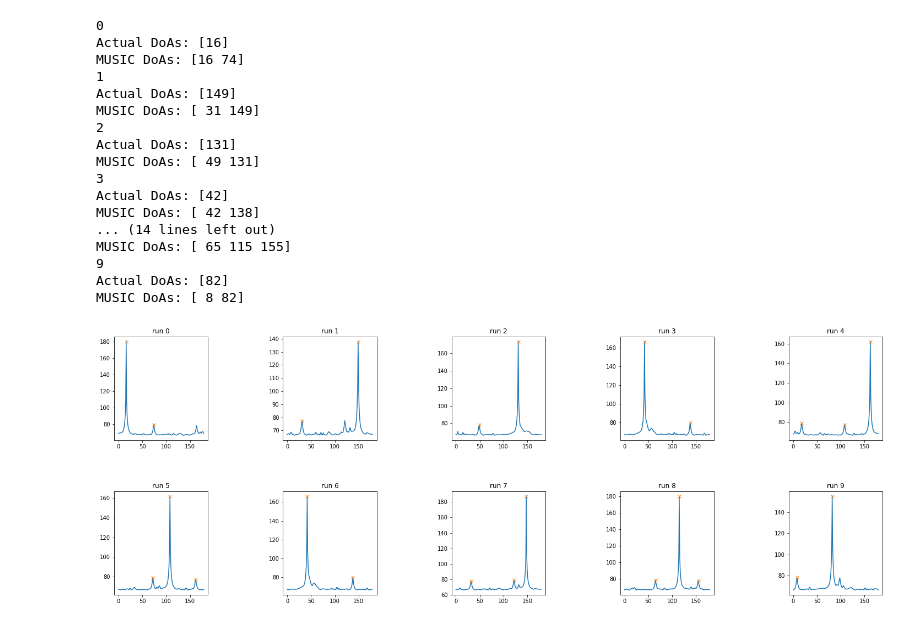
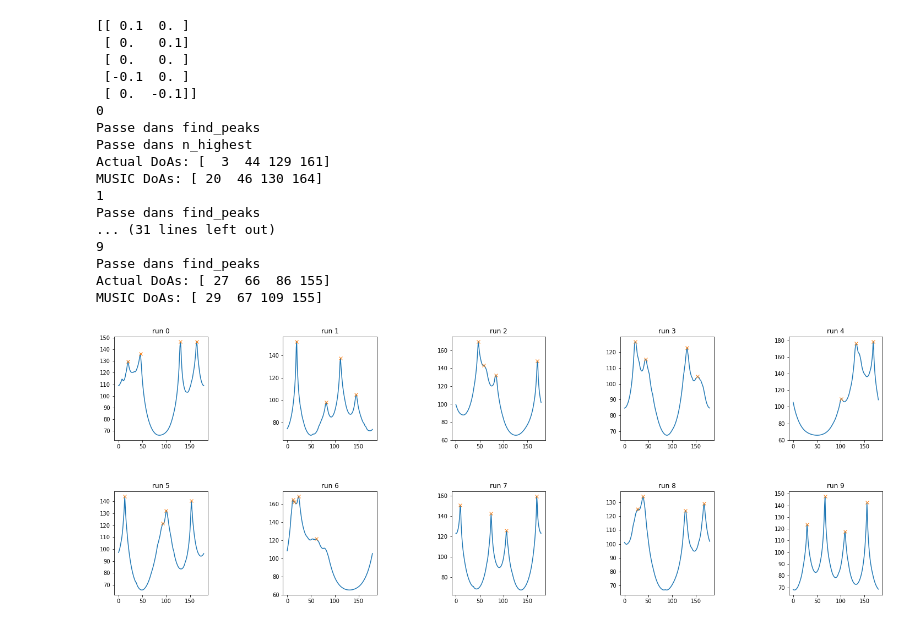
Before and after one commit to anmorais/MultichannelDoA, a Jupyter notebook: Music-severalFreqOmni.ipynb, the cells around one changed output. Drawn from its saved outputs; the diff is of its cells as text; code cells hidden in the pictures.

```diff
--- a/Music-severalFreqOmni.ipynb
+++ b/Music-severalFreqOmni.ipynb
@@ -17,6 +17,41 @@ import logging
 #### LITTLE BUG if one of the thetas is in the extremes (0 or 179) the graph is good but not retrieved
 
 # Functions
+'''
+return the n highest peaks of the function spectrum if it finds more than n peak
+after 10 iterations reducing the necessary height and prominence of the find_peaks method of signal
+'''
+def findNpeaks(numberPeaks, spectrum, h):
+    height = h
+    prominence = height/10
+    iteration = 0
+    maxIteration = 10
+    DoAsMUSIC,_= ss.find_peaks(spectrum ,height = height, prominence = prominence)
+    while(DoAsMUSIC.size < numberPeaks and iteration < maxIteration):
+        height = height/2
+        prominence = height/10
+        iteration = iteration + 1
+        DoAsMUSIC,_= ss.find_peaks(spectrum ,height = height, prominence = prominence)
+    if(DoAsMUSIC.size > numberPeaks):
+        return n_highest(numberPeaks, DoAsMUSIC, spectrum)
+    else:
+        return DoAsMUSIC
+
+def n_highest(numberPeaks, DoAsMUSIC, spectrum):
+    n_highest = []
+    temp = DoAsMUSIC
+    for i in range(numberPeaks):
+        value = 0
+        index = -1
+        for j in range(temp.size):
+            if(spectrum[temp[j]] > value):
+                index = j
+                value = spectrum[temp[j]]
+        n_highest.append(temp[index])
+        temp = np.delete(temp, index)
+    return n_highest
+
+
 '''
 '''
 def music(CovMat,L,N,array,Angles, frequency):
@@ -51,9 +86,10 @@ logger = logging.getLogger(__name__)
 
 lamda = 1 # wavelength
 kappa = np.pi/lamda # wave number
-L = 1  # number of sources
+L = 4  # number of sources
 snr = 20 # signal to noise ratio
 n_samples = 128
+ratio_mic_pos = 10
 
 
 #H_theta_time_total = np.load('lego1_h_theta_time.npy')
@@ -75,6 +111,7 @@ Generation H_theta omnidirectional (instead of load)
 # Decided by me. Should it be random ? or special ones ?
 # If we want less mics put less positions
 mic_positions = np.array([(1,0), (0,1), (0,0), (-1,0), (0,-1)])
+mic_positions = mic_positions/ratio_mic_pos
 
 number_mics = mic_positions.shape[0]
 N = number_mics
@@ -166,9 +203,8 @@ for rns in range(runs):
 
         psindTotal = psindTotal + psindB
 
-    #TO change the height when we change n_samples
-    #TO DO : use prominence and take numberOfSources highest
-    DoAsMUSIC,_= ss.find_peaks(psindTotal, prominence= 10)
+    DoAsMUSIC = findNpeaks(L, psindTotal, n_samples)
+    #DoAsMUSIC,_= ss.find_peaks(psindTotal, prominence= 10)
 
     plt.subplot(xPlot, yPlot, rns+1)
     plt.plot(Angles,psindTotal)
@@ -183,45 +219,46 @@ for rns in range(runs):
 
     musicContainedThetas = np.isin(DoAsMUSIC, Thetas)
 
     thetasContainedMusic = np.isin(Thetas, DoAsMUSIC)
 
     fullyContained = np.all(np.append(musicContainedThetas, thetasContainedMusic))
     logger.info('Run %s : '%(rns))
 
     if fullyContained:
         logger.info('Found every source')
     else:
         numberWrongSource = np.count_nonzero(musicContainedThetas==False)
         numberNotFoundSource = np.count_nonzero(thetasContainedMusic==False)
         if(numberNotFoundSource == 0):
             logger.info('Found every source but found %s more sources'%(numberWrongSource))
         elif(numberWrongSource == 0):
             logger.info('Found only good sources but didn\'t find %s source(s)' %(numberNotFoundSource))
         else:
             logger.info('Found %s wrong source(s) and didn\'t find %s source(s)' %(numberWrongSource, numberNotFoundSource))
 
 
 
     #print('Actual DoAs:',np.sort(Thetas),'\n')
     #print('MUSIC DoAs:',np.sort(Angles[DoAsMUSIC]),'\n')
 plt.subplots_adjust(wspace=0.8, hspace=0.5)
+plt.plot
 plt.savefig(os.path.join(outpath, 'music.png'))
 # %% [output]
+[[ 0.1  0. ]
+ [ 0.   0.1]
+ [ 0.   0. ]
+ [-0.1  0. ]
+ [ 0.  -0.1]]
 0
-Actual DoAs: [16]
-MUSIC DoAs: [16 74]
+Passe dans find_peaks
+Passe dans n_highest
+Actual DoAs: [  3  44 129 161]
+MUSIC DoAs: [ 20  46 130 164]
 1
-Actual DoAs: [149]
-MUSIC DoAs: [ 31 149]
-2
-Actual DoAs: [131]
-MUSIC DoAs: [ 49 131]
-3
-Actual DoAs: [42]
-MUSIC DoAs: [ 42 138]
-... (14 lines left out)
-MUSIC DoAs: [ 65 115 155]
+Passe dans find_peaks
+... (31 lines left out)
 9
-Actual DoAs: [82]
-MUSIC DoAs: [ 8 82]
+Passe dans find_peaks
+Actual DoAs: [ 27  66  86 155]
+MUSIC DoAs: [ 29  67 109 155]
-[figure, old version]
+[figure, new version]
```
Also changed, not shown: 3 other files.
